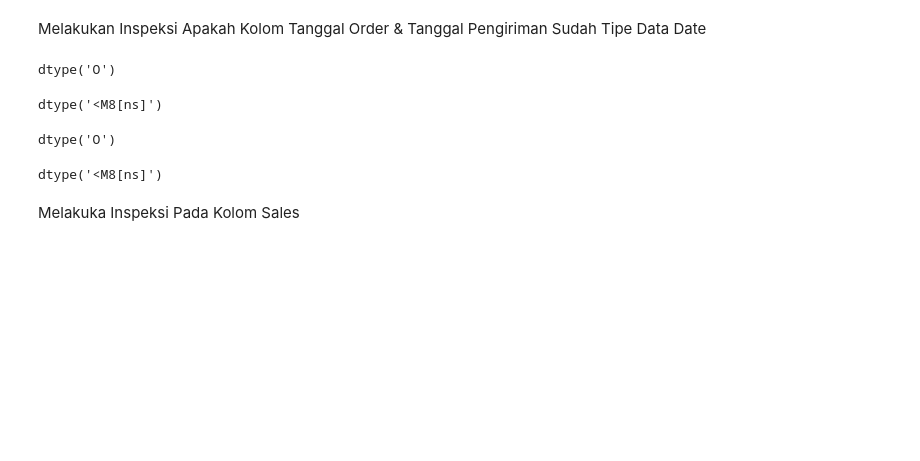
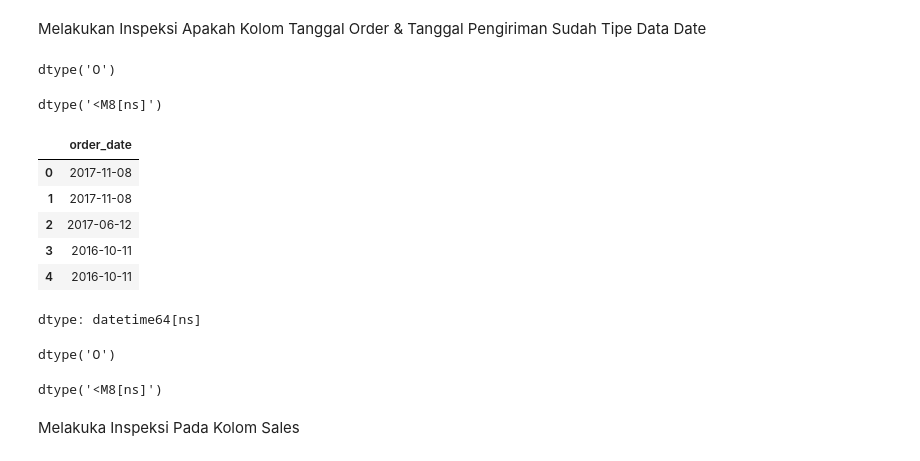
Before and after one commit to Kelnit/Ilm, a Jupyter notebook: Ilm.ipynb, the cells around one changed output. Saved outputs shown, nothing was run; the diff lists cells and outputs as text; code cells hidden in the pictures; blank space fills up the shorter version.

```diff
--- a/Ilm.ipynb
+++ b/Ilm.ipynb
@@ -42,6 +44,16 @@ sales['order_date'] = pandas.to_datetime(sales['order_date'], format = '%d/%m/%Y
 sales.order_date.dtype
 # %% [output]
 dtype('<M8[ns]')
+# %%
+sales.order_date.iloc[:5]
+# %% [output]
+|  | order_date |
+| 0 | 2017-11-08 |
+| 1 | 2017-11-08 |
+| 2 | 2017-06-12 |
+| 3 | 2016-10-11 |
+| 4 | 2016-10-11 |
+dtype: datetime64[ns]
 # %%
 sales.ship_date.dtype
 # %% [output]
```
Also changed, not shown: parts of 10 cells of this notebook.
